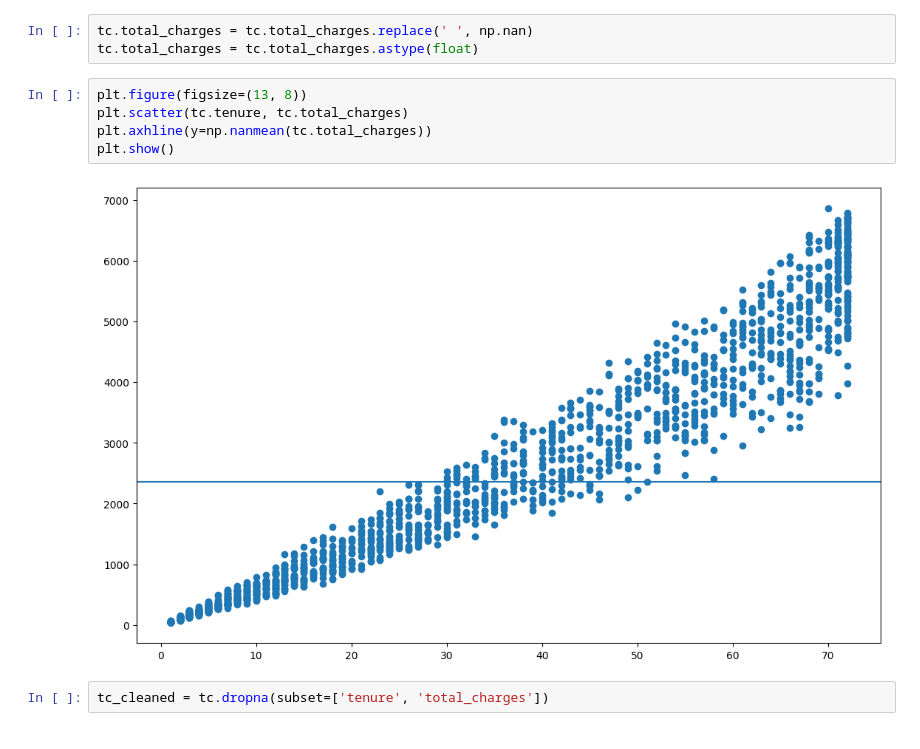
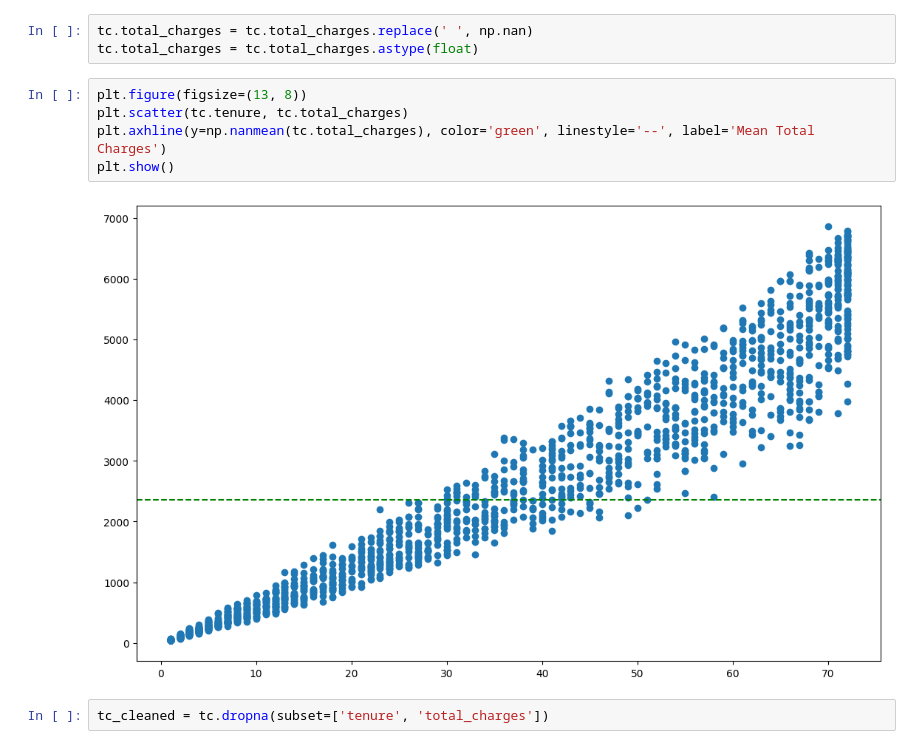
Before and after one commit to TheodoreQuansah/statistics-exercises, a Jupyter notebook: hypothesis_testing.ipynb, the cells around one changed output. Saved outputs shown, nothing was run; the diff lists cells and outputs as text.

```diff
--- a/hypothesis_testing.ipynb
+++ b/hypothesis_testing.ipynb
@@ -406,10 +406,10 @@ tc.total_charges = tc.total_charges.astype(float)
 # %%
 plt.figure(figsize=(13, 8))
 plt.scatter(tc.tenure, tc.total_charges)
-plt.axhline(y=np.nanmean(tc.total_charges))
+plt.axhline(y=np.nanmean(tc.total_charges), color='green', linestyle='--', label='Mean Total Charges')
 plt.show()
 # %% [output]
-[figure, old version]
+[figure, new version]
 # %%
 tc_cleaned = tc.dropna(subset=['tenure', 'total_charges'])
 # %%
```
Also changed, not shown: parts of 6 cells of this notebook, 1 other file.
